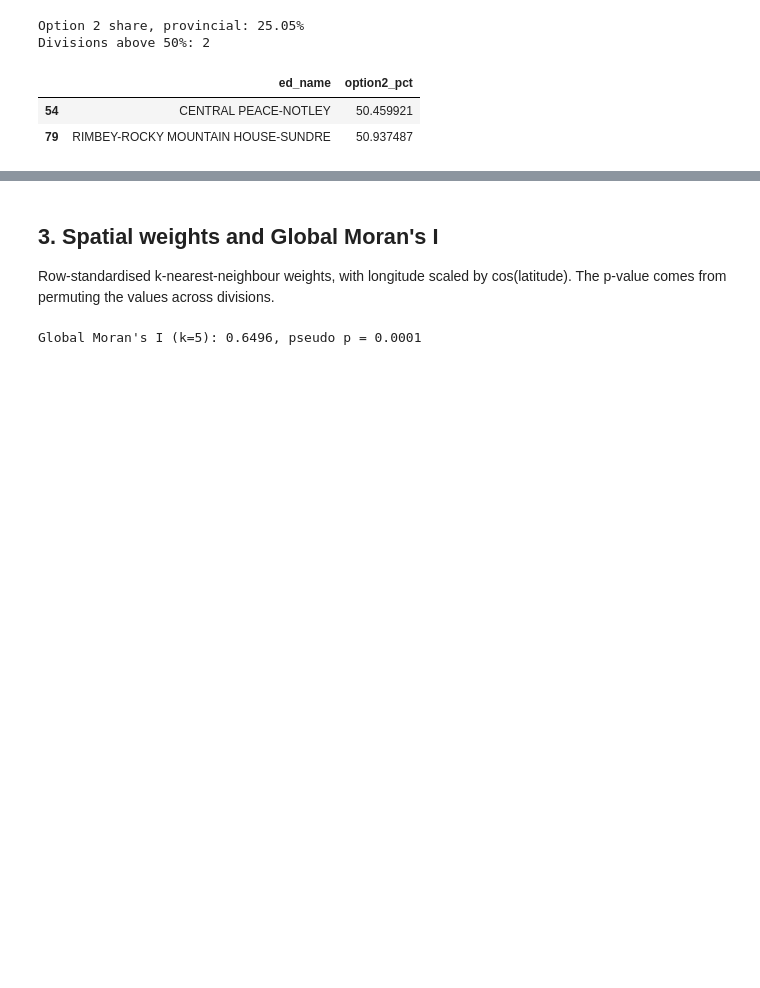
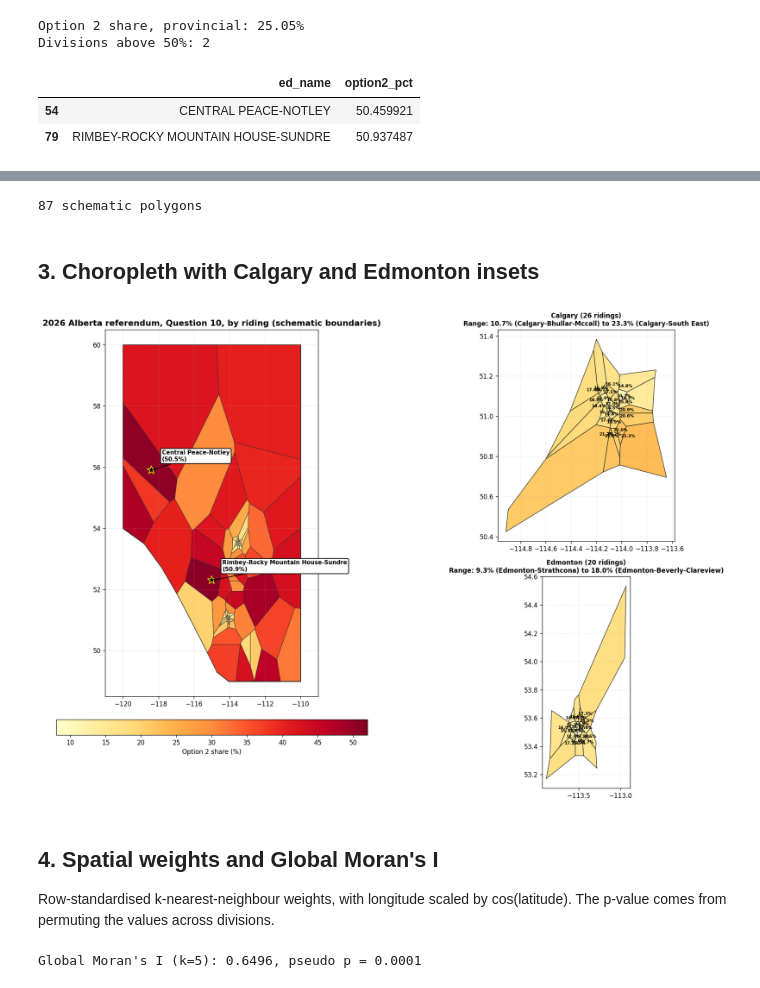
Before and after one commit to TheZarif/alberta-referendum, a Jupyter notebook: notebooks/06-spatial_analysis.ipynb, the cells around one changed output, grey strips where cells are left out. Drawn from its saved outputs; the diff is of its cells as text; code cells hidden in the pictures; blank space fills up the shorter version.

```diff
--- a/notebooks/06-spatial_analysis.ipynb
+++ b/notebooks/06-spatial_analysis.ipynb
@@ -67,5 +60,59 @@ plt.show()
+# %%
+ab_poly = Polygon([(-120.0, 60.0), (-110.0, 60.0), (-110.0, 49.0), (-114.05, 49.0),
+                   (-114.7, 49.3), (-115.3, 50.0), (-116.0, 50.8), (-116.9, 51.8),
+                   (-117.8, 52.7), (-118.8, 53.5), (-120.0, 54.0)])
+pts = [Point(xy) for xy in df[["lon", "lat"]].to_numpy()]
+cells = list(voronoi_diagram(MultiPoint(pts), envelope=ab_poly.envelope.buffer(2.0)).geoms)
+
+polys = []
+for pt in pts:
+    cell = next((c_ for c_ in cells if c_.contains(pt)), None) or min(cells, key=lambda c_: c_.distance(pt))
+    clipped = cell.intersection(ab_poly)
+    polys.append(clipped if not clipped.is_empty else pt.buffer(0.35).intersection(ab_poly))
+
+gdf = gpd.GeoDataFrame(df, geometry=polys, crs="EPSG:4326")
+print(len(gdf), "schematic polygons")
+# %% [output]
+87 schematic polygons
+# %% [markdown]
+## 3. Choropleth with Calgary and Edmonton insets
+# %%
+VMIN, VMAX = 8.0, 52.0
+LABEL = "Option 2 share (%)"
+
+fig = plt.figure(figsize=(18, 11), dpi=120)
+gs = GridSpec(2, 2, width_ratios=[1.25, 1.0], height_ratios=[1.0, 1.0], figure=fig)
+ax_main, ax_cal, ax_edm = (fig.add_subplot(gs[:, 0]), fig.add_subplot(gs[0, 1]), fig.add_subplot(gs[1, 1]))
+
+gpd.GeoSeries([ab_poly]).plot(ax=ax_main, facecolor="#f5f5f5", edgecolor="#111111", linewidth=1.5)
+gdf.plot(column="option2_pct", cmap="YlOrRd", vmin=VMIN, vmax=VMAX, linewidth=0.6,
+         edgecolor="#333333", legend=True, ax=ax_main,
+         legend_kwds={"label": LABEL, "orientation": "horizontal", "shrink": 0.65, "pad": 0.05})
+
+for _, r in gdf[gdf["option2_pct"] > 50].iterrows():
+    ax_main.plot(r["lon"], r["lat"], marker="*", markersize=14, color="black", markeredgecolor="yellow")
+    ax_main.annotate(f"{r['ed_name'].title()}\n({r['option2_pct']:.1f}%)", xy=(r["lon"], r["lat"]),
+                     xytext=(r["lon"] + 0.6, r["lat"] + 0.3), fontsize=9, fontweight="bold",
+                     bbox=dict(boxstyle="round,pad=0.25", fc="white", ec="black", lw=1.2),
+                     arrowprops=dict(arrowstyle="->", color="black", lw=1.2))
+ax_main.set_title("2026 Alberta referendum, Question 10, by riding (schematic boundaries)", fontsize=13, fontweight="bold")
+ax_main.set_xlim(-121.0, -109.0); ax_main.set_ylim(48.5, 60.5)
+ax_main.grid(True, linestyle="--", alpha=0.3)
+
+for ax, region in ((ax_cal, "Calgary"), (ax_edm, "Edmonton")):
+    sub = gdf[gdf["region"] == region]
+    sub.plot(column="option2_pct", cmap="YlOrRd", vmin=VMIN, vmax=VMAX, linewidth=0.8, edgecolor="#222222", ax=ax)
+    for _, r in sub.iterrows():
+        ax.text(r["lon"], r["lat"], f"{r['option2_pct']:.1f}%", fontsize=6.5, ha="center", va="center", fontweight="bold")
+    lo, hi = sub.loc[sub["option2_pct"].idxmin()], sub.loc[sub["option2_pct"].idxmax()]
+    ax.set_title(f"{region} ({len(sub)} ridings)\nRange: {lo['option2_pct']:.1f}% ({lo['ed_name'].title()}) to {hi['option2_pct']:.1f}% ({hi['ed_name'].title()})",
+                 fontsize=10, fontweight="bold")
+    ax.grid(True, linestyle=":", alpha=0.4)
+plt.tight_layout(); plt.show()
+# %% [output]
+[figure, added]
 # %% [markdown]
-## 3. Spatial weights and Global Moran's I
+## 4. Spatial weights and Global Moran's I
 Row-standardised k-nearest-neighbour weights, with longitude scaled by cos(latitude). The p-value comes from permuting the values across divisions.
 # %%
 def knn_weights(coords, k):
```
Also changed, not shown: parts of 11 cells of this notebook, 2 other files.
